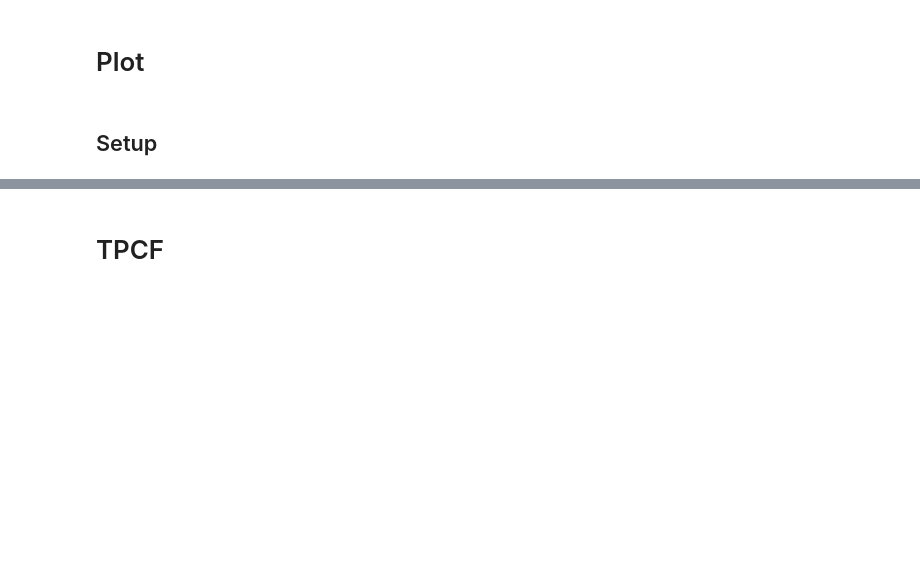
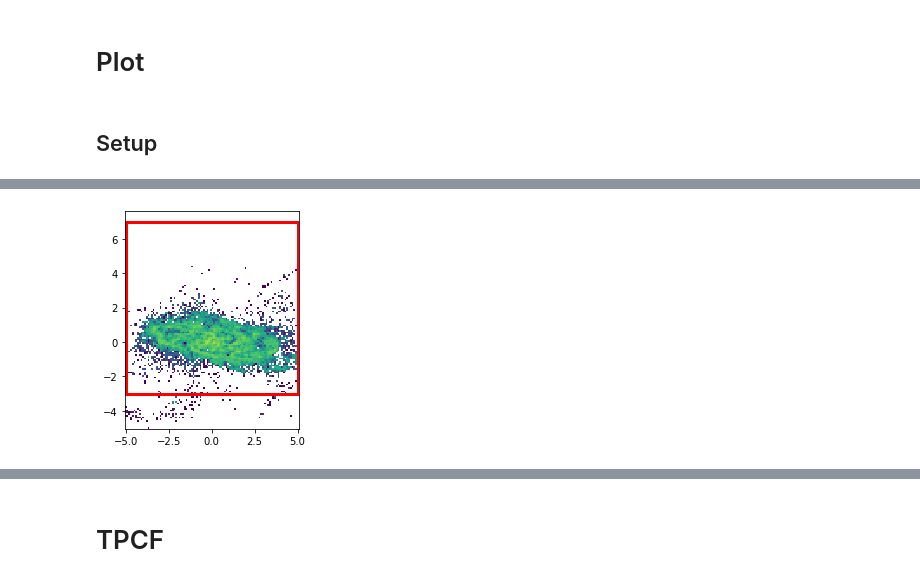
Before and after one commit to chanhhao/healpyt, a Jupyter notebook: trident_column_densities.ipynb, the cells around one changed output, grey strips where cells are left out. Saved outputs shown, nothing was run; the diff lists cells and outputs as text; code cells hidden in the pictures; blank space fills up the shorter version.

```diff
--- a/trident_column_densities.ipynb
+++ b/trident_column_densities.ipynb
@@ -284,0 +452,17 @@ fontproperties = fm.FontProperties( size=normal_fontsize )
+# %%
+# Projected histogram
+fig = plt.figure()
+ax = plt.gca()
+
+ax.pcolormesh(
+    ys,
+    zs,
+    np.rot90( hist_imgs[-1], k=-1 ),
+    norm = colden_norm,
+)
+
+plot_zoom_region( ax )
+
+ax.set_aspect( 'equal' )
+# %% [output]
+[figure, added]
```
Also changed, not shown: parts of 36 cells of this notebook.
